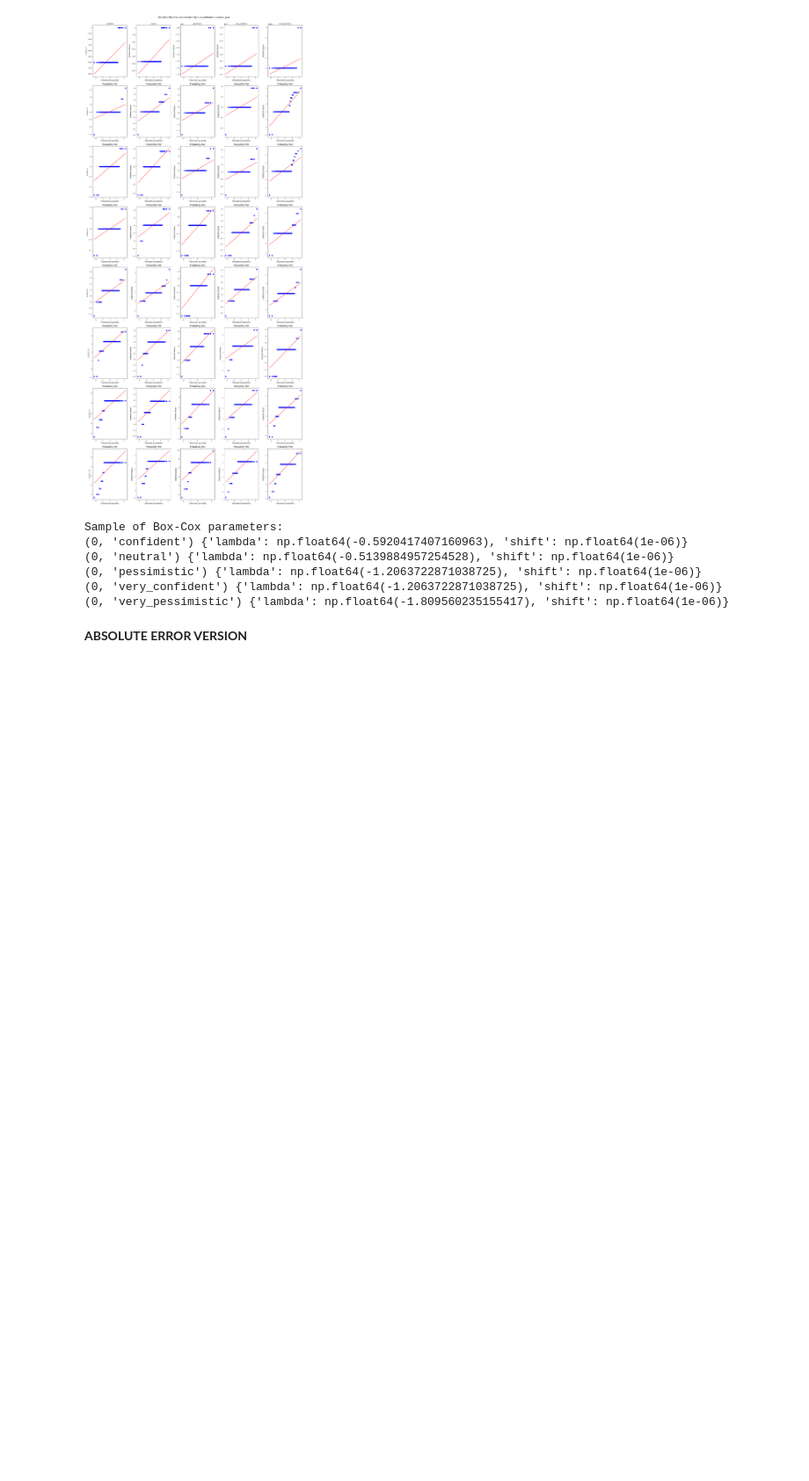
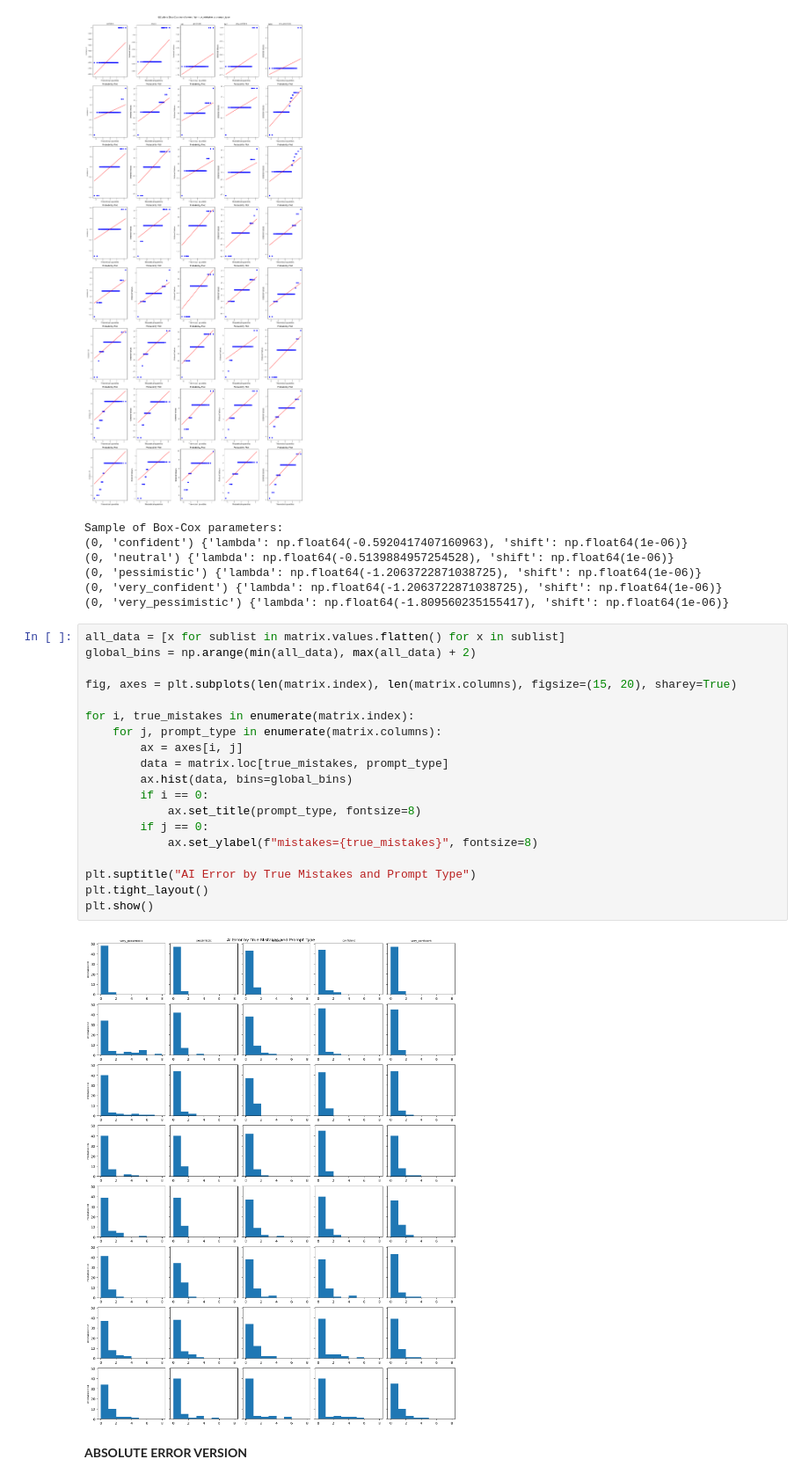
Before and after one commit to nebsen123/Prompt-bias-in-AI-grading, a Jupyter notebook: AI-Grader-ART_ANOVA.ipynb, the cells around one changed output. Shown at 88% size. Saved outputs shown, nothing was run; the diff lists cells and outputs as text; blank space fills up the shorter version.

```diff
--- a/AI-Grader-ART_ANOVA.ipynb
+++ b/AI-Grader-ART_ANOVA.ipynb
@@ -223,6 +200,27 @@ Sample of Box-Cox parameters:
 (0, 'pessimistic') {'lambda': np.float64(-1.2063722871038725), 'shift': np.float64(1e-06)}
 (0, 'very_confident') {'lambda': np.float64(-1.2063722871038725), 'shift': np.float64(1e-06)}
 (0, 'very_pessimistic') {'lambda': np.float64(-1.809560235155417), 'shift': np.float64(1e-06)}
+# %%
+all_data = [x for sublist in matrix.values.flatten() for x in sublist]
+global_bins = np.arange(min(all_data), max(all_data) + 2)
+
+fig, axes = plt.subplots(len(matrix.index), len(matrix.columns), figsize=(15, 20), sharey=True)
+
+for i, true_mistakes in enumerate(matrix.index):
+    for j, prompt_type in enumerate(matrix.columns):
+        ax = axes[i, j]
+        data = matrix.loc[true_mistakes, prompt_type]
+        ax.hist(data, bins=global_bins)
+        if i == 0:
+            ax.set_title(prompt_type, fontsize=8)
+        if j == 0:
+            ax.set_ylabel(f"mistakes={true_mistakes}", fontsize=8)
+
+plt.suptitle("AI Error by True Mistakes and Prompt Type")
+plt.tight_layout()
+plt.show()
+# %% [output]
+[figure, added]
 # %% [markdown]
 **ABSOLUTE ERROR VERSION**
 # %%
```
Also changed, not shown: parts of 7 cells of this notebook, 12 other files.
